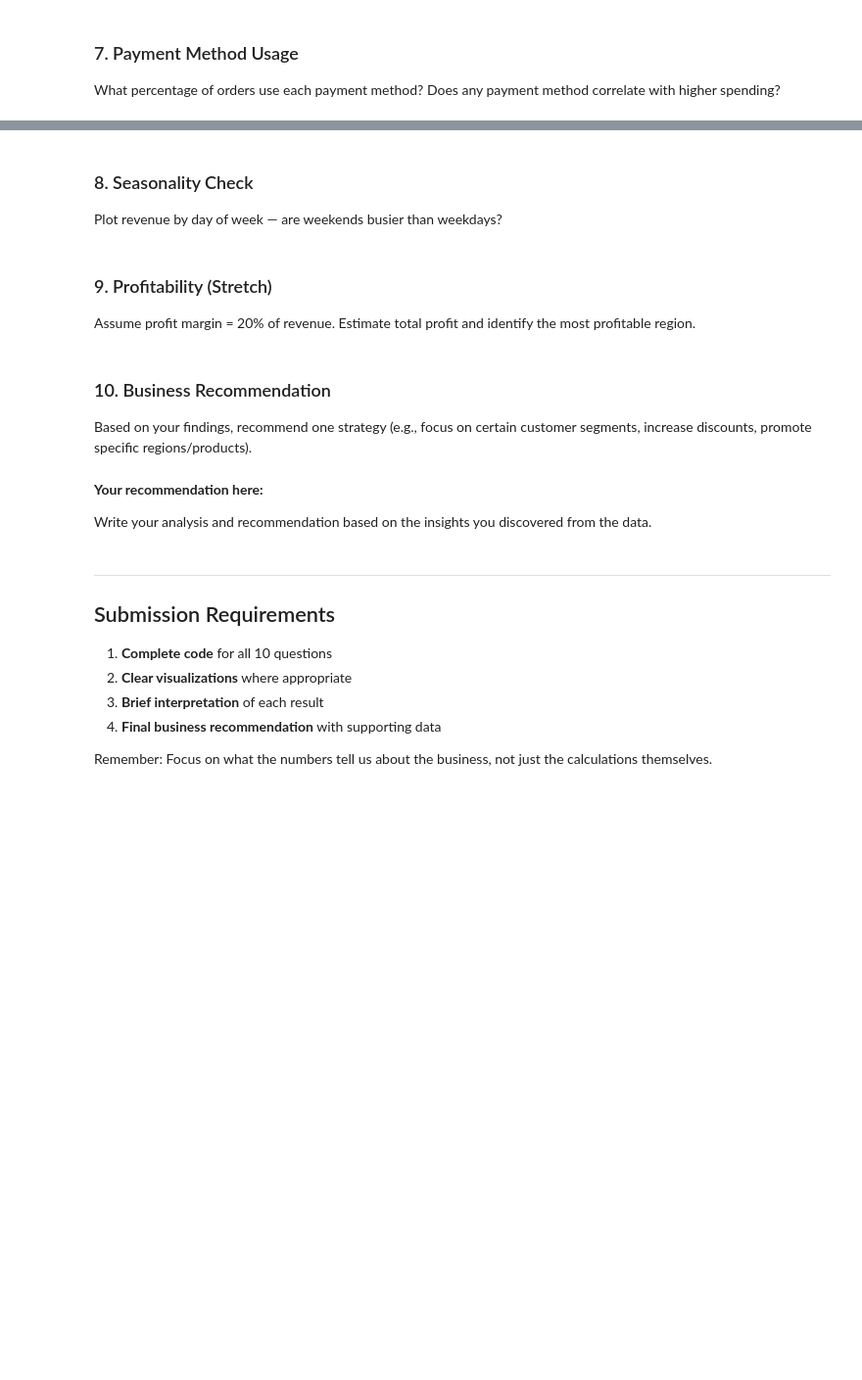
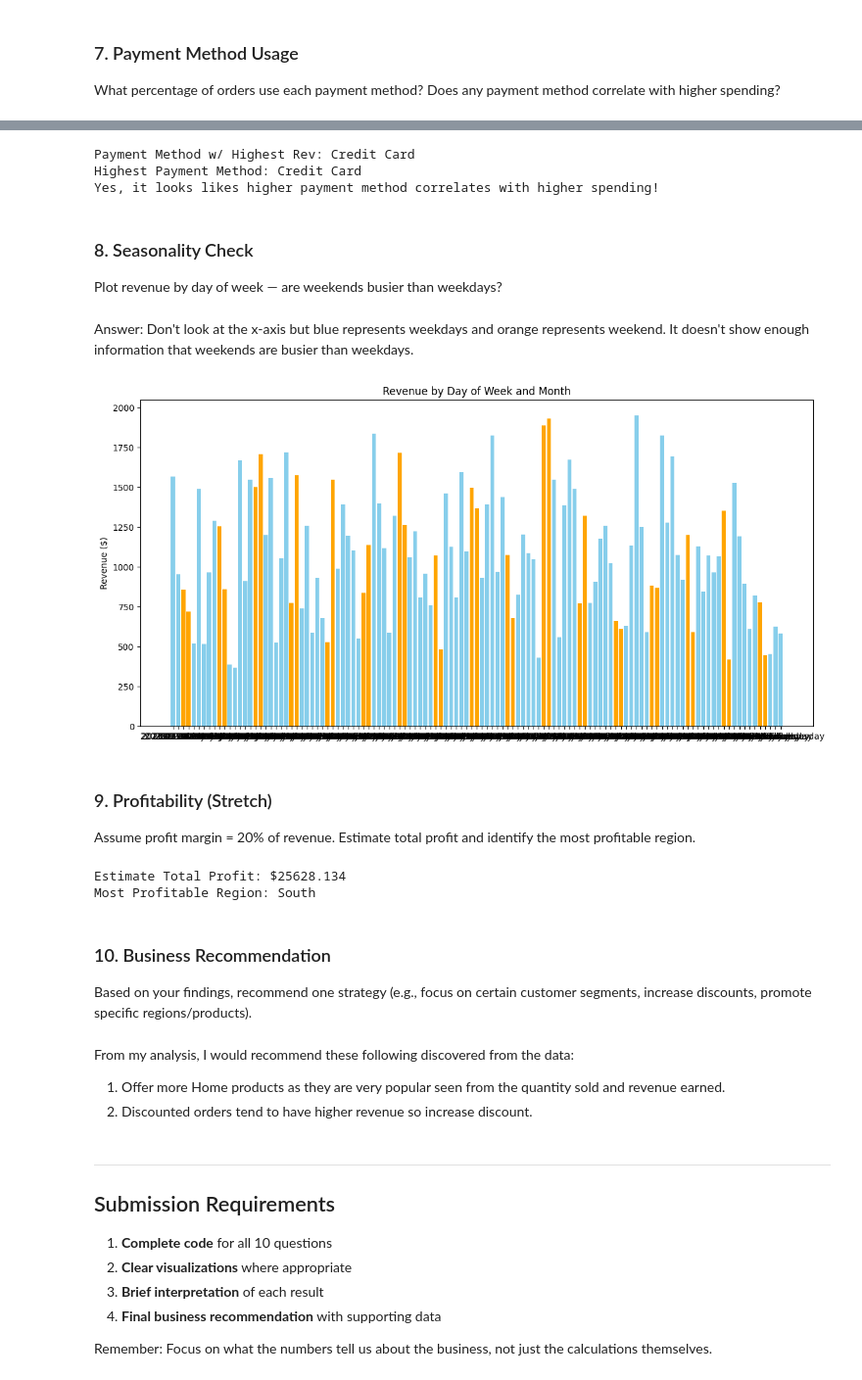
Before and after one commit to IceColdP17/ds-fall-2025-fri-0630, a Jupyter notebook: Week-06-Business-Stats-Analytics/exercise/yuki-li-exercise-week-06.ipynb, the cells around one changed output, grey strips where cells are left out. Shown at 98% size. Drawn from its saved outputs; the diff is of its cells as text; code cells hidden in the pictures; blank space fills up the shorter version.

```diff
--- a/Week-06-Business-Stats-Analytics/exercise/yuki-li-exercise-week-06.ipynb
+++ b/Week-06-Business-Stats-Analytics/exercise/yuki-li-exercise-week-06.ipynb
@@ -216,20 +286,65 @@ What percentage of orders use each payment method? Does any payment method corre
+# %%
+# Evaluate Revenue Based on Payment Method
+
+revenue_groupby_payment = data.groupby("payment_method")["revenue"].sum()
+
+print(f"Payment Method w/ Highest Rev: {revenue_groupby_payment.idxmax()}")
+print(f"Highest Payment Method: {payment_percentage.idxmax()}")
+print("Yes, it looks likes higher payment method correlates with higher spending!")
+# %% [output]
+Payment Method w/ Highest Rev: Credit Card
+Highest Payment Method: Credit Card
+Yes, it looks likes higher payment method correlates with higher spending!
 # %% [markdown]
 ### 8. Seasonality Check
 Plot revenue by day of week — are weekends busier than weekdays?
+# %% [markdown]
+Answer: Don't look at the x-axis but blue represents weekdays and orange represents weekend. It doesn't show enough information that weekends are busier than weekdays.
 # %%
-# Your code here
+# Should Have:
+#   1. Show revenue for each day in order from least to most recent
+#   2. Color weekend and weekday different color for easy analysis.
+
+# Revenue by Day of Week
+daily_revenue = data.groupby(["month", "day_of_week"])["revenue"].sum().reset_index()
+
+weekends = ["Saturday", "Sunday"]
+colors = daily_revenue["day_of_week"].apply(lambda x: "orange" if x in weekends else "skyblue")
+
+daily_revenue["label"] = daily_revenue["month"].astype(str) + "-" + daily_revenue["day_of_week"].astype(str)
+
+# Plot
+plt.figure(figsize=(12, 6))
+plt.bar(daily_revenue["label"], daily_revenue["revenue"], color=colors)
+plt.title("Revenue by Day of Week and Month")
+plt.ylabel("Revenue ($)")
+
+plt.tight_layout()
+plt.show()
+# %% [output]
+[figure, added]
 # %% [markdown]
 ### 9. Profitability (Stretch)
 Assume profit margin = 20% of revenue. Estimate total profit and identify the most profitable region.
 # %%
-# Your code here
+data["profit"] = data["revenue"] * 0.20
+
+estimate_total_profit = data["profit"].sum()
+
+profit_by_region = data.groupby("region")["profit"].sum()
+
+print(f"Estimate Total Profit: ${estimate_total_profit}")
+print(f"Most Profitable Region: {profit_by_region.idxmax()}")
+# %% [output]
+Estimate Total Profit: $25628.134
+Most Profitable Region: South
 # %% [markdown]
 ### 10. Business Recommendation
 Based on your findings, recommend one strategy (e.g., focus on certain customer segments, increase discounts, promote specific regions/products).
 # %% [markdown]
-**Your recommendation here:**
-
-Write your analysis and recommendation based on the insights you discovered from the data.
+From my analysis, I would recommend these following discovered from the data:
+1. Offer more Home products as they are very popular seen from the quantity sold and revenue earned.
+2. Discounted orders tend to have higher revenue so increase discount.
 # %% [markdown]
 ---
 
```
Also changed, not shown: parts of 5 cells of this notebook.
